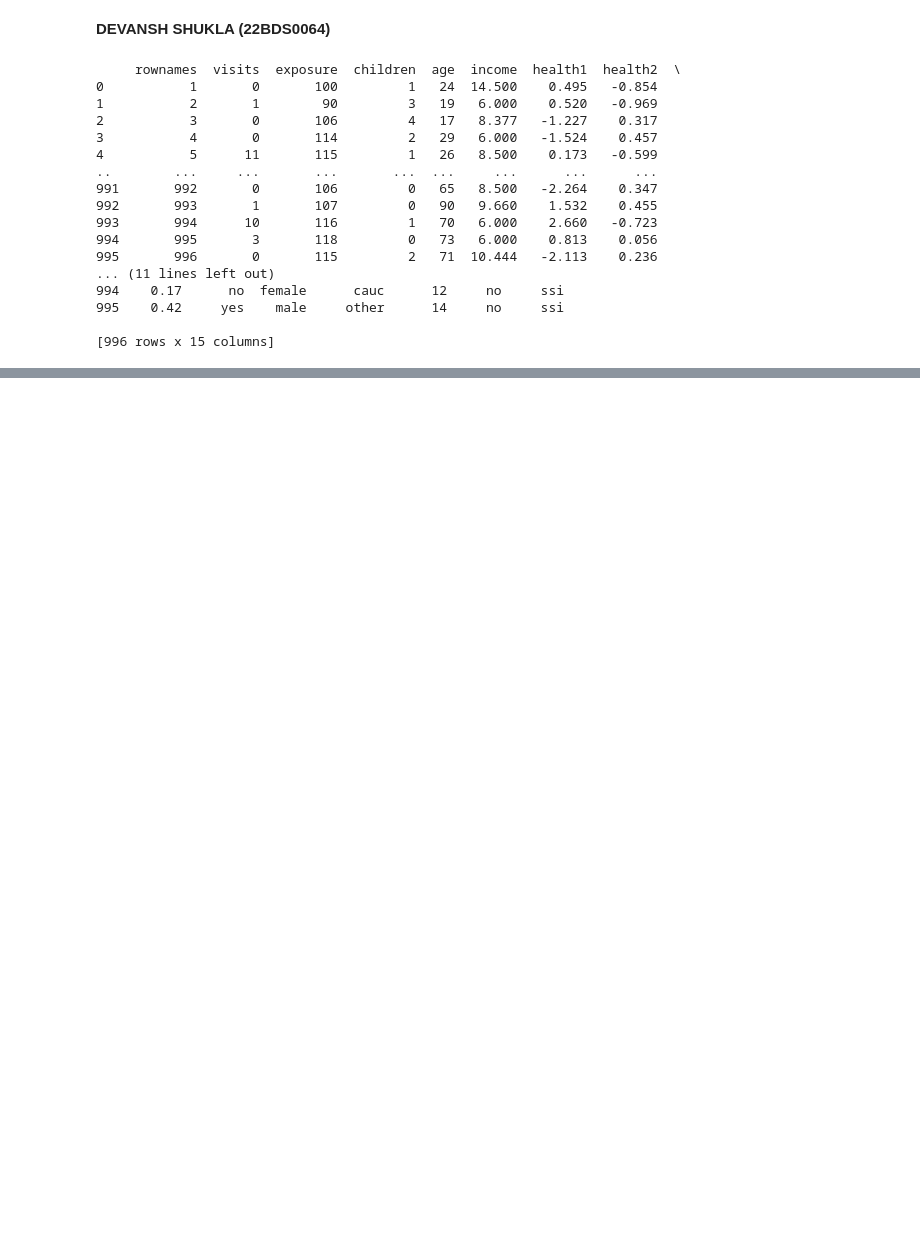
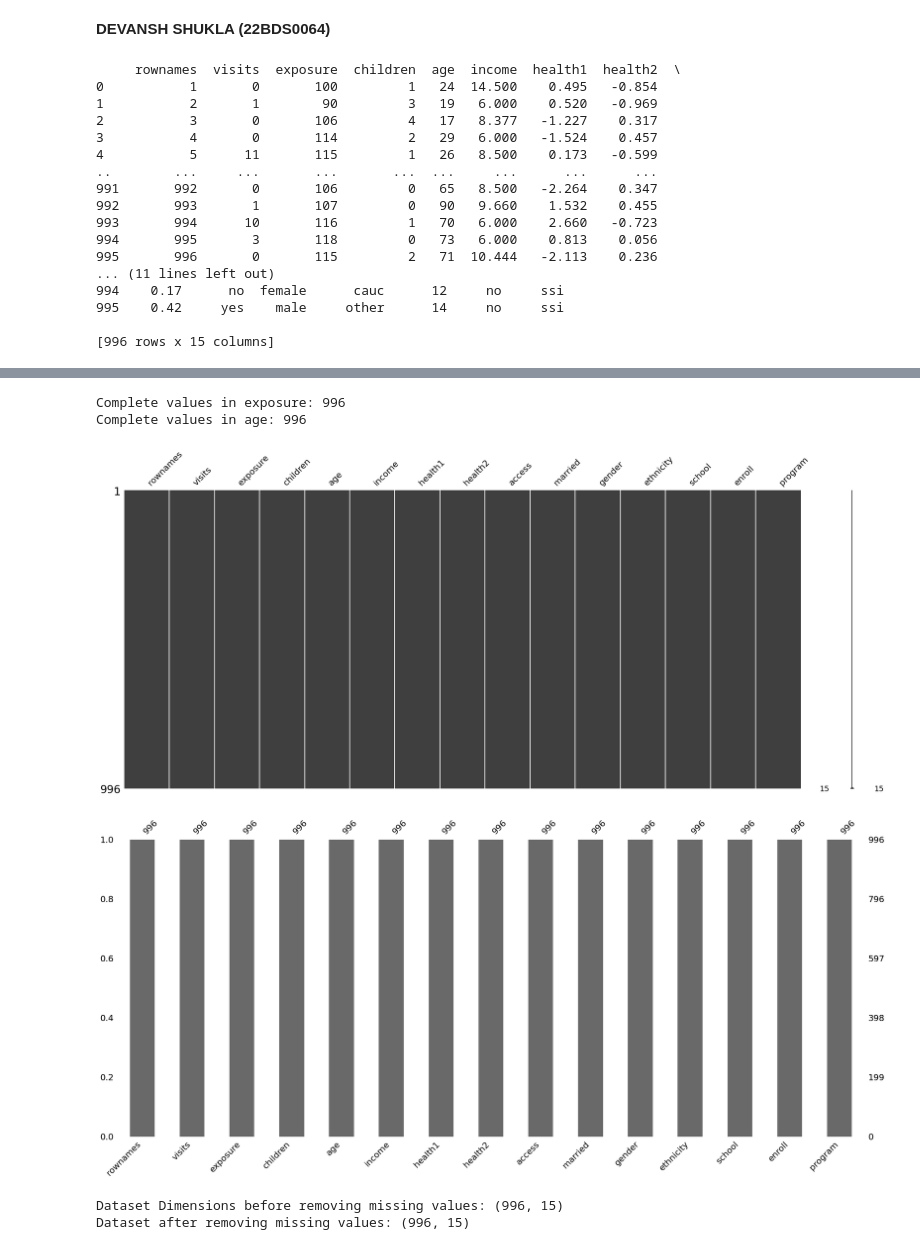
Before and after one commit to devansh391k/22BDS0064, a Jupyter notebook: 22BDS0064.ipynb, the cells around one changed output, grey strips where cells are left out. Saved outputs shown, nothing was run; the diff lists cells and outputs as text; code cells hidden in the pictures; blank space fills up the shorter version.

```diff
--- a/22BDS0064.ipynb
+++ b/22BDS0064.ipynb
@@ -35,0 +137,25 @@ print(df)
+# %%
+# 9. Count the total number of complete values in alcohol and drugs
+if "exposure" in df.columns and "age" in df.columns:
+    print("Complete values in exposure:", df["exposure"].notna().sum())
+    print("Complete values in age:", df["age"].notna().sum())
+# %% [output]
+Complete values in exposure: 996
+Complete values in age: 996
+# %%
+# 10. Missing values visualization
+msno.matrix(df)
+plt.show()
+msno.bar(df)
+plt.show()
+# %% [output]
+[figure, added]
+[figure, added]
+# %%
+# 11. Row-wise deletion of missing values
+print("Dataset Dimensions before removing missing values:", df.shape)
+df_cleaned = df.dropna()
+print("Dataset after removing missing values:", df_cleaned.shape)
+# %% [output]
+Dataset Dimensions before removing missing values: (996, 15)
+Dataset after removing missing values: (996, 15)
```
Also changed, not shown: parts of 20 cells of this notebook.
